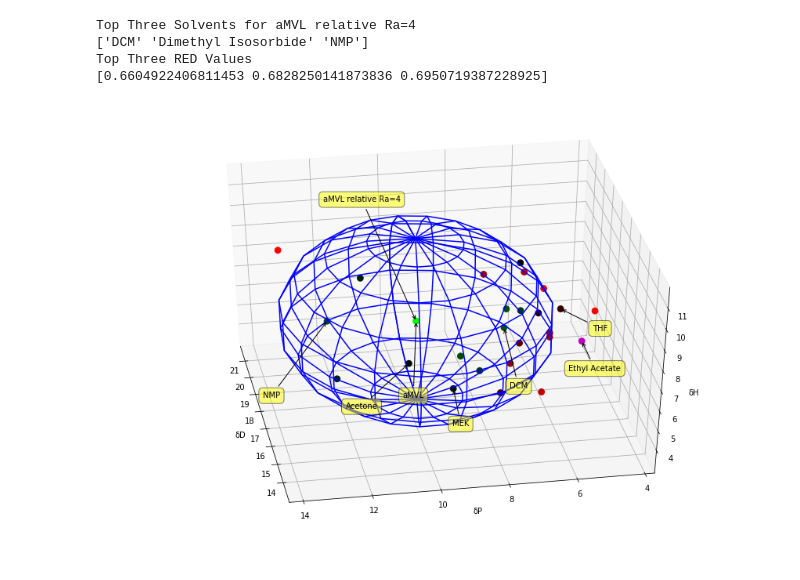
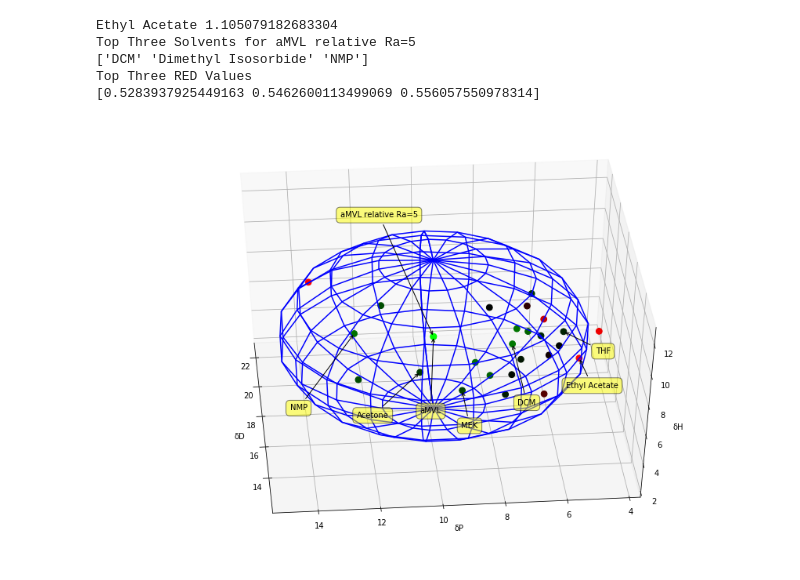
Before and after one commit to neltnerb/Solvent_Chart, a Jupyter notebook: Solvents.ipynb, the cells around one changed output. Saved outputs shown, nothing was run; the diff lists cells and outputs as text; code cells hidden in the pictures.

```diff
--- a/Solvents.ipynb
+++ b/Solvents.ipynb
@@ -54,10 +54,10 @@ H = df['δH'].values
 
 fig = plt.figure(figsize=(15, 10))
 ax = fig.add_subplot(111, projection='3d')
-ax.view_init(40, 170)
+ax.view_init(45, 175)
 
-SelectedPolymer = [D[0], P[0], H[0], 4]
-PolymerTitle = 'aMVL relative Ra=4'
+SelectedPolymer = [D[0], P[0], H[0], 5]
+PolymerTitle = 'aMVL relative Ra=5'
 
 # And we want to append this datapoint to the graphed data and draw a sphere around it with RED=1
 D = np.append(D, [SelectedPolymer[0]])
@@ -76,11 +76,10 @@ greenvals = np.array(np.maximum(0, np.minimum(1, (1-RED))))
 redvals = np.array(np.maximum(0, np.minimum(1, (RED-1))))
 
 colors = []
-greenrange = max(greenvals[0:-2])
-redrange = max(redvals[0:-2])
-for i in range(0, greenvals.size-2):
-    colors.append((redvals[i]/redrange, greenvals[i]/greenrange, 0, 1))
-colors.append('m')
+greenvals = greenvals/max(greenvals[0:-2])
+redvals = redvals/max(redvals[0:-2])
+for i in range(0, greenvals.size):
+    colors.append((min(1, redvals[i]), min(1, greenvals[i]), 0, 1))
 
 # Add axes labels.
 ax.set_xlabel('δD')
@@ -99,33 +98,36 @@ ax.plot_wireframe(x, y, z, color="b")
 # Add titles for the desired chemicals.
 #for i in range(0, 25):
 #    addtitle(i)
 addtitle(0, 10, -100)
 addtitle(1, 30, -80)
 addtitle(3, -60, -100)
 addtitle(13, 60, -30)
 addtitle(25, 50, -40)
 addtitle(10, -40, -60)
 addtitle(9, 20, -50)
 addtitle(26, -20, 150)
 
+print(Names[25], RED[25])
+
 # Finally, let's produce a list of the best solvents for our chosen polymer.
 
 dtype = [('RED', float), ('D', float), ('P', float), ('H', float), ('Name', 'S22')]
 solvents = np.stack([RED, D, P, H, Names])
 ind = np.argsort(solvents[0,1:-2])
 sorted_solvents = solvents[1:-2,ind]
 print("Top Three Solvents for " + PolymerTitle)
 print(solvents[4,ind[1:4]])
 print("Top Three RED Values")
 print(solvents[0,ind[1:4]])
 
 plt.show()
 
 # This shows each of the provided solvents, as well as the chosen polymer and the polymer's solubility radius.
 # Dots in green fell within the radius and are solvents for the polymer. Dots in red are insoluble.
 # %% [output]
-Top Three Solvents for aMVL relative Ra=4
+Ethyl Acetate 1.105079182683304
+Top Three Solvents for aMVL relative Ra=5
 ['DCM' 'Dimethyl Isosorbide' 'NMP']
 Top Three RED Values
-[0.6604922406811453 0.6828250141873836 0.6950719387228925]
+[0.5283937925449163 0.5462600113499069 0.556057550978314]
-[figure, old version]
+[figure, new version]
```
